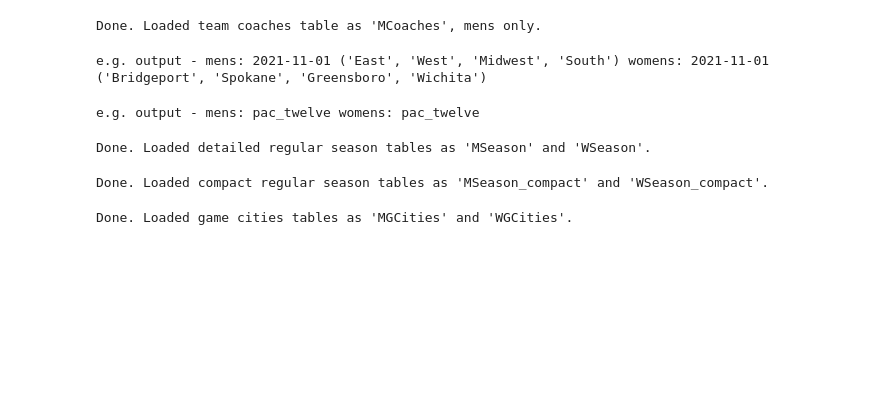
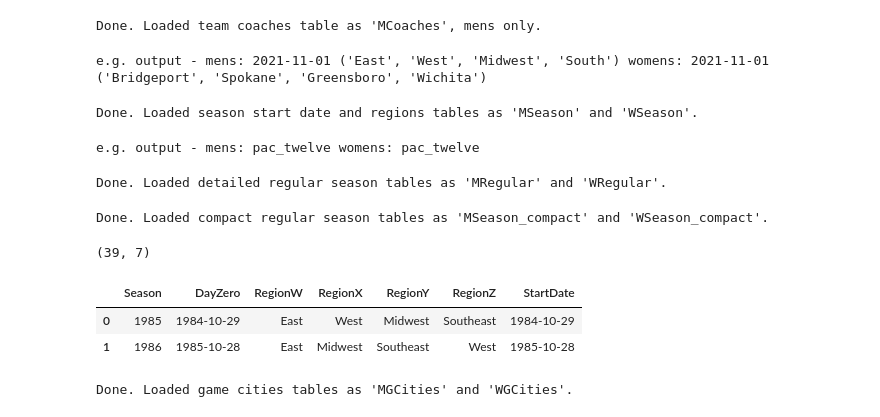
Before and after one commit to tsurgene/ncaa-forecast-project, a Jupyter notebook: Working.ipynb, the cells around one changed output. Saved outputs shown, nothing was run; the diff lists cells and outputs as text; code cells hidden in the pictures; blank space fills up the shorter version.

```diff
--- a/Working.ipynb
+++ b/Working.ipynb
@@ -319,6 +480,13 @@ womens_day0, womens_regions = store_seasons(DATA_DIR + 'WSeasons.csv'); # use wi
 print('e.g. output - mens:', mens_day0['2022'], mens_regions['2022'], 'womens:', womens_day0['2022'], womens_regions['2022'])
 # %% [output]
 e.g. output - mens: 2021-11-01 ('East', 'West', 'Midwest', 'South') womens: 2021-11-01 ('Bridgeport', 'Spokane', 'Greensboro', 'Wichita')
+# %%
+# Creates Season tables:
+MSeason = pd.read_csv(DATA_DIR + 'MSeasons.csv')
+WSeason = pd.read_csv(DATA_DIR + 'WSeasons.csv')
+print("Done. Loaded season start date and regions tables as 'MSeason' and 'WSeason'.")
+# %% [output]
+Done. Loaded season start date and regions tables as 'MSeason' and 'WSeason'.
 # %%
 # Creates a dictionary to store team conference full names
 mens_conferences = store_team_conference(DATA_DIR + 'MTeamConferences.csv') # use as mens_conferences[year][team_id]
@@ -328,11 +496,11 @@ print('e.g. output - mens:', mens_conferences['2022']['1449'], 'womens:', womens
 e.g. output - mens: pac_twelve womens: pac_twelve
 # %%
 # Creates Detailed Regular Season tables:
-MSeason = pd.read_csv(DATA_DIR + 'MRegularSeasonDetailedResults.csv')
-WSeason = pd.read_csv(DATA_DIR + 'WRegularSeasonDetailedResults.csv')
-print("Done. Loaded detailed regular season tables as 'MSeason' and 'WSeason'.")
+MRegular = pd.read_csv(DATA_DIR + 'MRegularSeasonDetailedResults.csv')
+WRegular = pd.read_csv(DATA_DIR + 'WRegularSeasonDetailedResults.csv')
+print("Done. Loaded detailed regular season tables as 'MRegular' and 'WRegular'.")
 # %% [output]
-Done. Loaded detailed regular season tables as 'MSeason' and 'WSeason'.
+Done. Loaded detailed regular season tables as 'MRegular' and 'WRegular'.
 # %%
 # Creates Compact Regular Season tables (Optional):
 MSeason_compact = pd.read_csv(DATA_DIR + 'MRegularSeasonCompactResults.csv')
@@ -340,6 +508,19 @@ WSeason_compact = pd.read_csv(DATA_DIR + 'WRegularSeasonCompactResults.csv')
 print("Done. Loaded compact regular season tables as 'MSeason_compact' and 'WSeason_compact'.")
 # %% [output]
 Done. Loaded compact regular season tables as 'MSeason_compact' and 'WSeason_compact'.
+# %%
+# Convert DayZero to datetime field called 'StartDate'
+MSeason['StartDate'] = pd.to_datetime(MSeason['DayZero'])
+WSeason['StartDate'] = pd.to_datetime(WSeason['DayZero'])
+
+# Show sample output
+print(MSeason.shape)
+MSeason.head(2)
+# %% [output]
+(39, 7)
+|  | Season | DayZero | RegionW | RegionX | RegionY | RegionZ | StartDate |
+| 0 | 1985 | 1984-10-29 | East | West | Midwest | Southeast | 1984-10-29 |
+| 1 | 1986 | 1985-10-28 | East | Midwest | Southeast | West | 1985-10-28 |
 # %%
 # Creates Game Cities tables:
 MGCities = pd.read_csv(DATA_DIR + 'MGameCities.csv')
```
Also changed, not shown: parts of 15 cells of this notebook, 2 other files.
